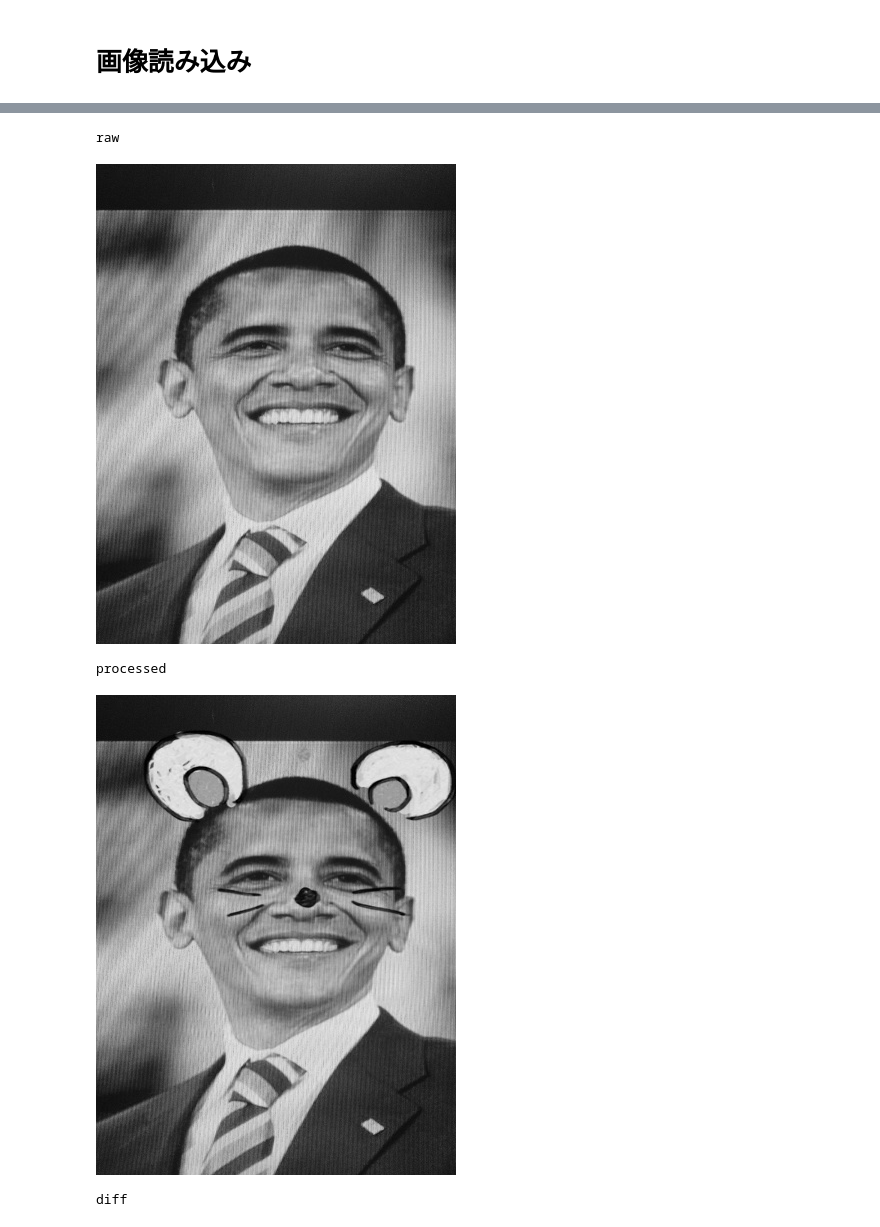
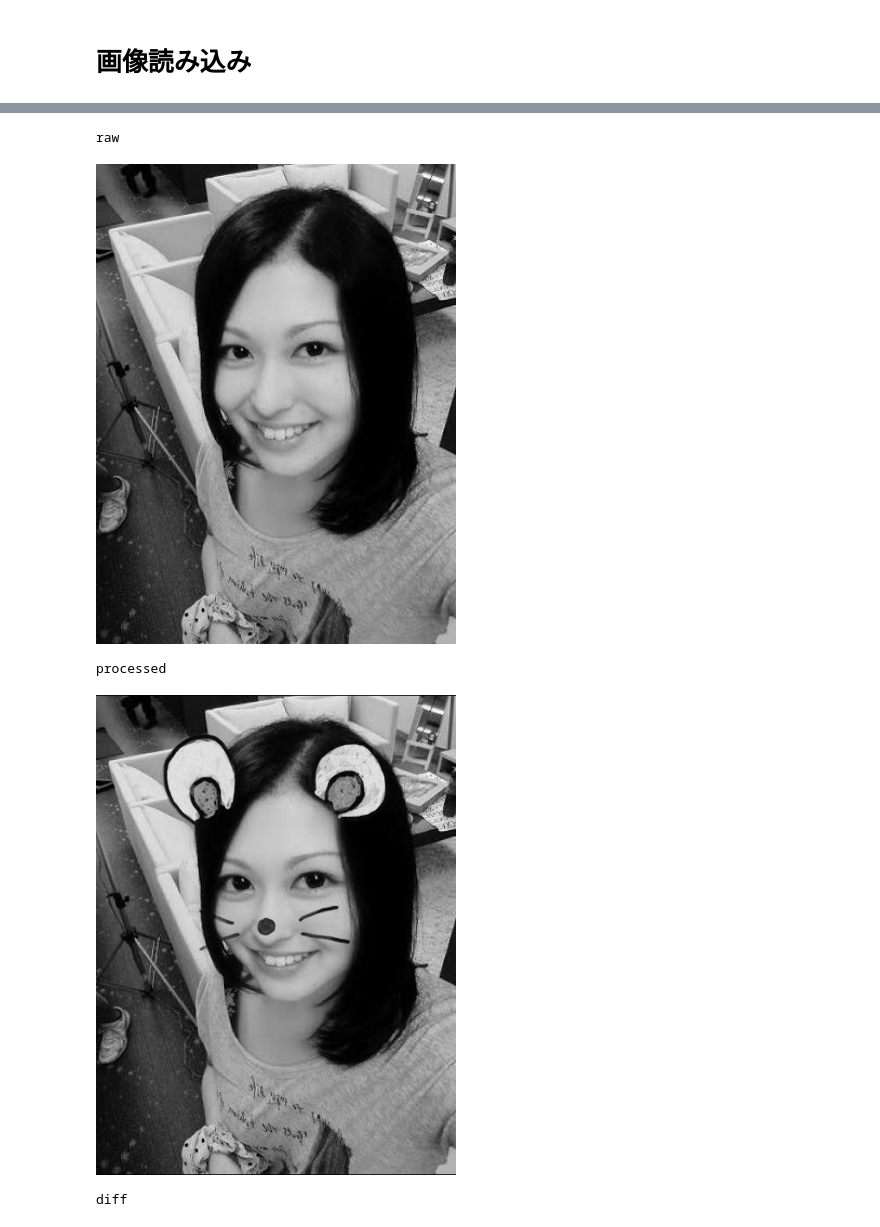
Before and after one commit to kinketsucom/Diff_Extraction, a Jupyter notebook: diff_extraction.ipynb, the cells around one changed output, grey strips where cells are left out. Saved outputs shown, nothing was run; the diff lists cells and outputs as text; code cells hidden in the pictures.

```diff
--- a/diff_extraction.ipynb
+++ b/diff_extraction.ipynb
@@ -97,9 +119,9 @@ print(type(c[0]))
 # %%
-num = 1
+num = 0
 showDiff(num)
 # %% [output]
 raw
-[figure, old version]
+[figure, new version]
 processed
-[figure, old version]
+[figure, new version]
 diff
```
Also changed, not shown: parts of 6 cells of this notebook.
